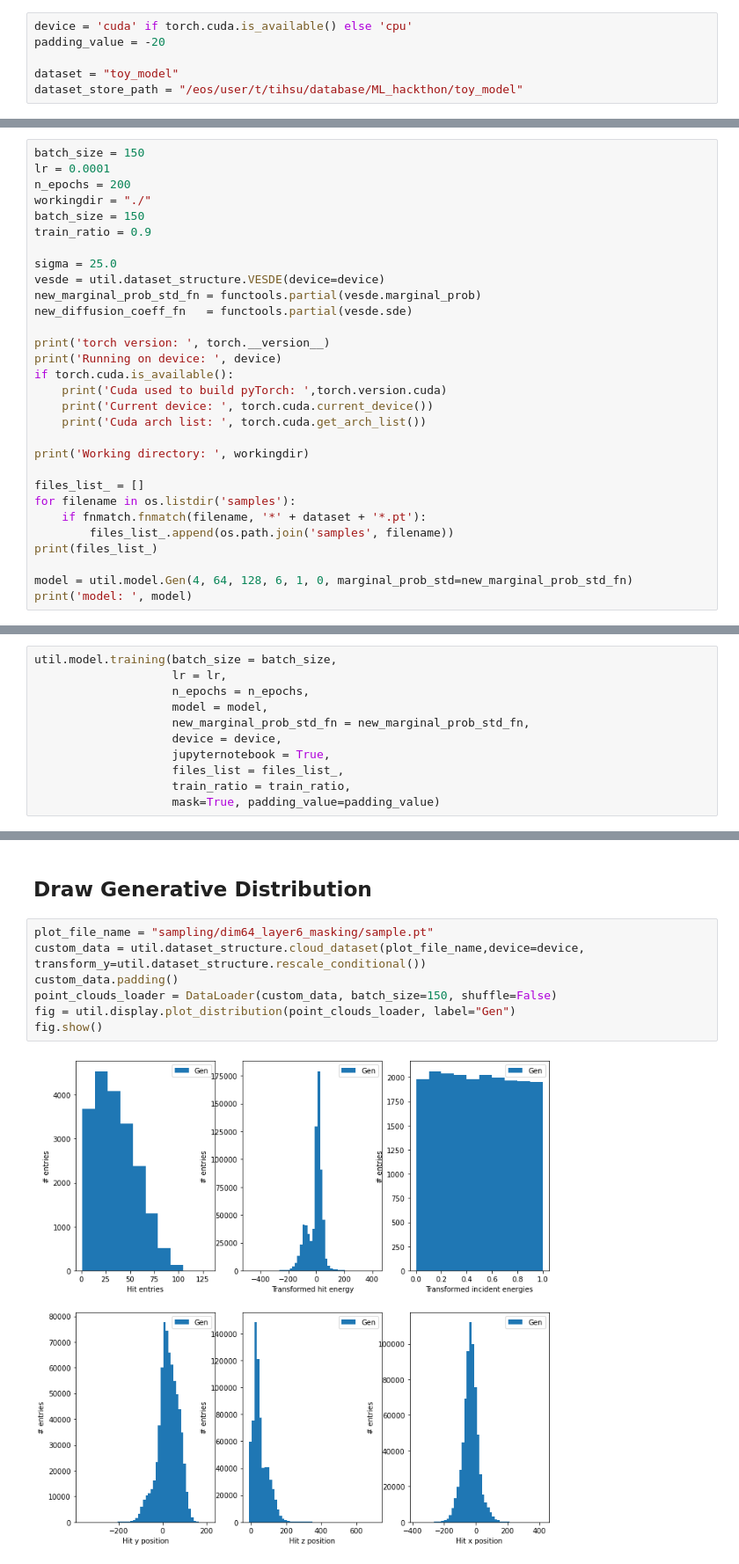
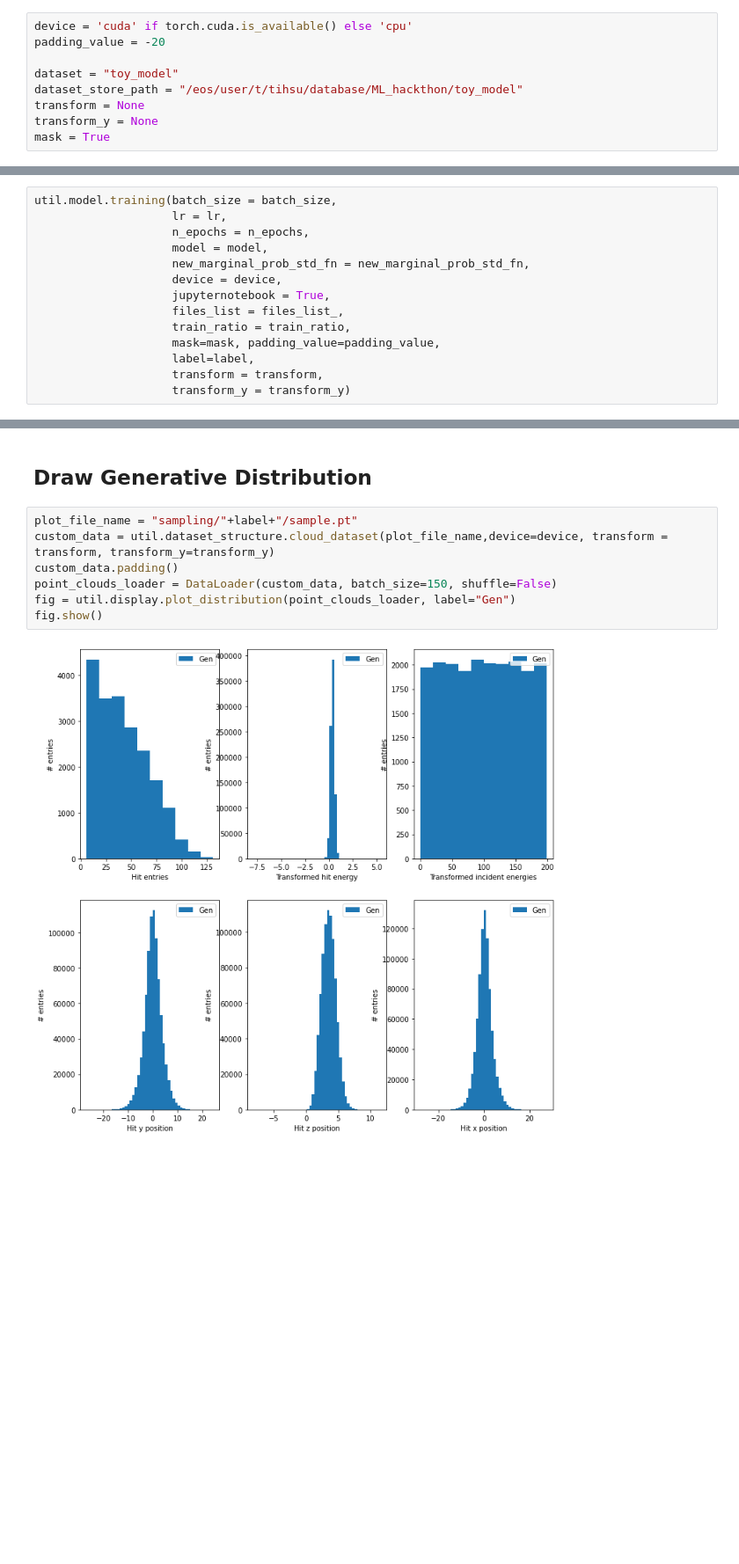
Before and after one commit to vincentchen566/tdsm_encoder, a Jupyter notebook: tdsm_encoder.ipynb, the cells around one changed output, grey strips where cells are left out. Shown at 88% size. Cells and saved outputs as stored; diff of their text form; blank space fills up the shorter version.

Commit message:
[Sampling] Improve masking function

```diff
--- a/tdsm_encoder.ipynb
+++ b/tdsm_encoder.ipynb
@@ -23,3 +23,6 @@ padding_value = -20
 
 dataset = "toy_model"
 dataset_store_path = "/eos/user/t/tihsu/database/ML_hackthon/toy_model"
+transform = None
+transform_y = None
+mask = True
@@ -58,30 +121,0 @@ To copy construct from a tensor, it is recommended to use sourceTensor.clone().d
-# %%
-batch_size = 150
-lr = 0.0001
-n_epochs = 200
-workingdir = "./"
-batch_size = 150
-train_ratio = 0.9
-
-sigma = 25.0
-vesde = util.dataset_structure.VESDE(device=device)
-new_marginal_prob_std_fn = functools.partial(vesde.marginal_prob)
-new_diffusion_coeff_fn   = functools.partial(vesde.sde)
-
-print('torch version: ', torch.__version__)
-print('Running on device: ', device)
-if torch.cuda.is_available():
-    print('Cuda used to build pyTorch: ',torch.version.cuda)
-    print('Current device: ', torch.cuda.current_device())
-    print('Cuda arch list: ', torch.cuda.get_arch_list())
-
-print('Working directory: ', workingdir)
-
-files_list_ = []
-for filename in os.listdir('samples'):
-    if fnmatch.fnmatch(filename, '*' + dataset + '*.pt'):
-        files_list_.append(os.path.join('samples', filename))
-print(files_list_)
-
-model = util.model.Gen(4, 64, 128, 6, 1, 0, marginal_prob_std=new_marginal_prob_std_fn)
-print('model: ', model)
@@ -115,5 +131,8 @@ util.model.training(batch_size = batch_size,
                     jupyternotebook = True,
                     files_list = files_list_,
                     train_ratio = train_ratio,
-                    mask=True, padding_value=padding_value)
+                    mask=mask, padding_value=padding_value,
+                    label=label,
+                    transform = transform,
+                    transform_y = transform_y)
 # %% [output]
@@ -187,11 +183,11 @@ Progress: 10/20
 # %% [markdown]
 ## Draw Generative Distribution
 # %%
-plot_file_name = "sampling/dim64_layer6_masking/sample.pt"
-custom_data = util.dataset_structure.cloud_dataset(plot_file_name,device=device, transform_y=util.dataset_structure.rescale_conditional())
+plot_file_name = "sampling/"+label+"/sample.pt"
+custom_data = util.dataset_structure.cloud_dataset(plot_file_name,device=device, transform = transform, transform_y=transform_y)
 custom_data.padding()
 point_clouds_loader = DataLoader(custom_data, batch_size=150, shuffle=False)
 fig = util.display.plot_distribution(point_clouds_loader, label="Gen")
 fig.show()
 # %% [output]
-[figure, old version]
+[figure, new version]
```
Also changed, not shown: parts of 7 cells of this notebook, 2 other files.
